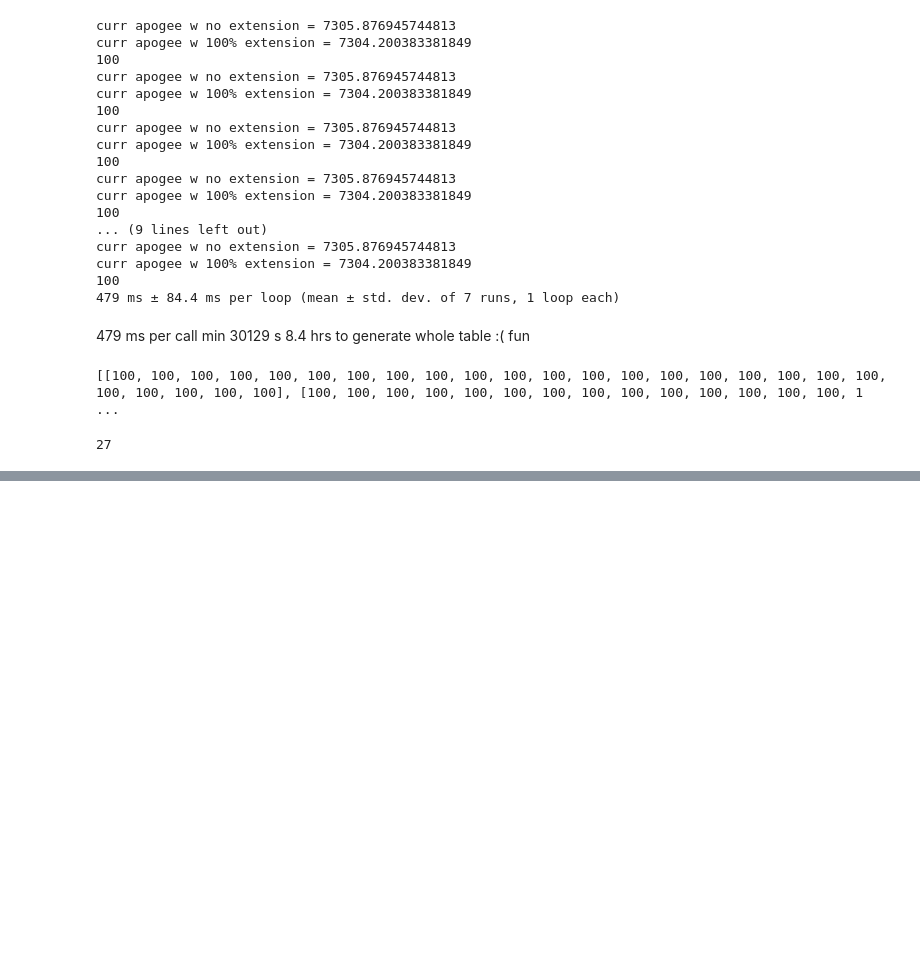
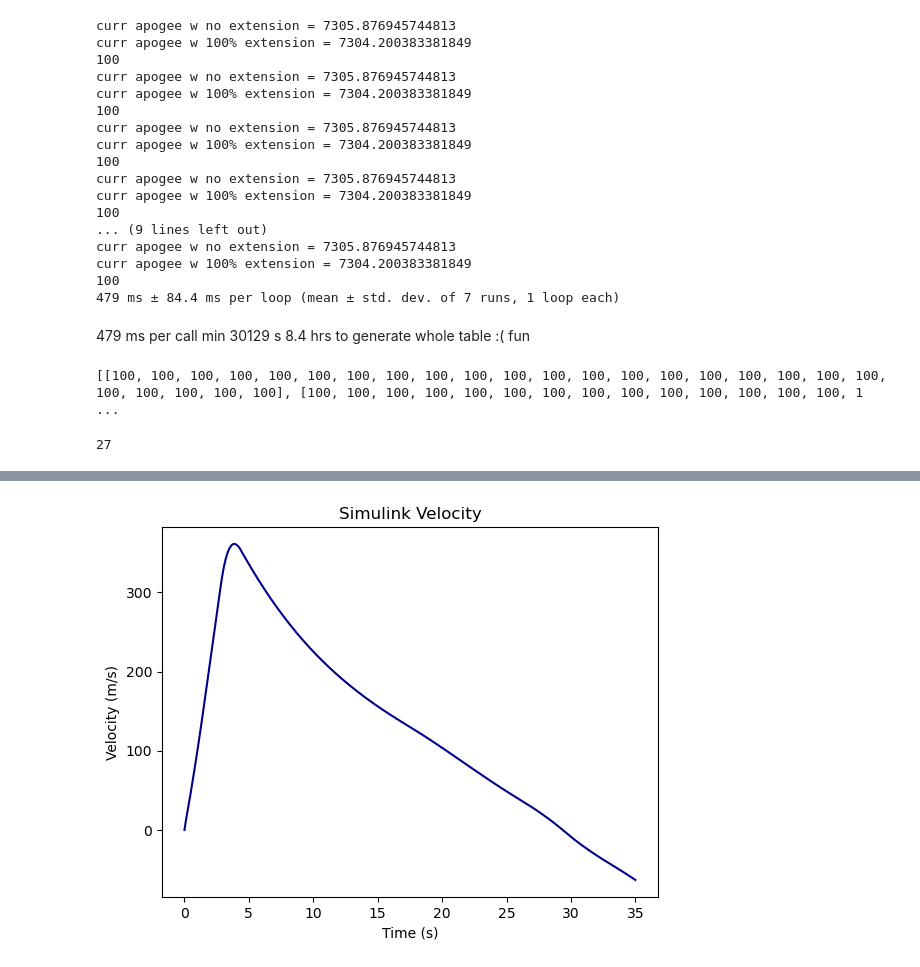
Before and after one commit to violetzheng/airbrakes-control-system, a Jupyter notebook: call_simulink.ipynb, the cells around one changed output, grey strips where cells are left out. Drawn from its saved outputs; the diff is of its cells as text; code cells hidden in the pictures; blank space fills up the shorter version.

```diff
--- a/call_simulink.ipynb
+++ b/call_simulink.ipynb
@@ -338,0 +448,9 @@ with open('mini_lut.csv', 'w', newline='') as file:
+# %%
+plt.plot(velocity_time, velocity_data, label='velocity', color='darkblue')
+plt.title("Simulink Velocity")
+plt.xlabel("Time (s)")
+plt.ylabel("Velocity (m/s)")
+
+plt.savefig('velocity_simulink.png')
+# %% [output]
+[figure, added]
```
Also changed, not shown: parts of 34 cells of this notebook, 3 other files.
